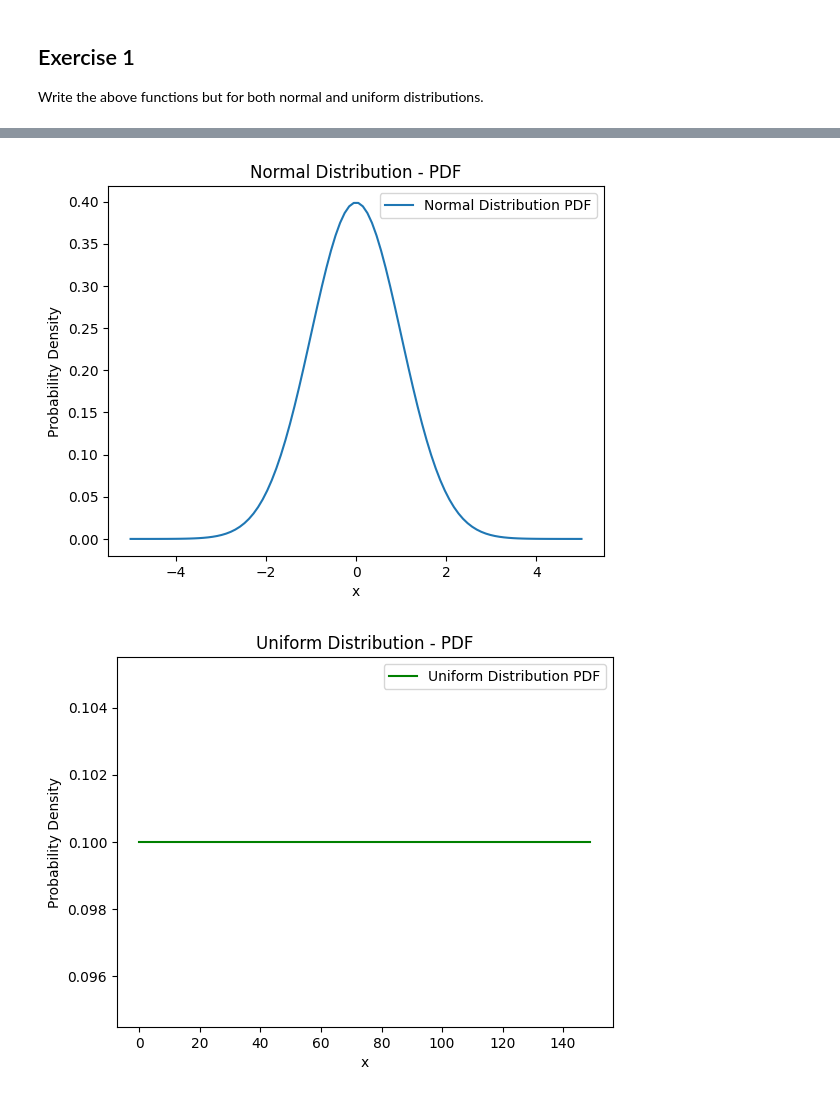
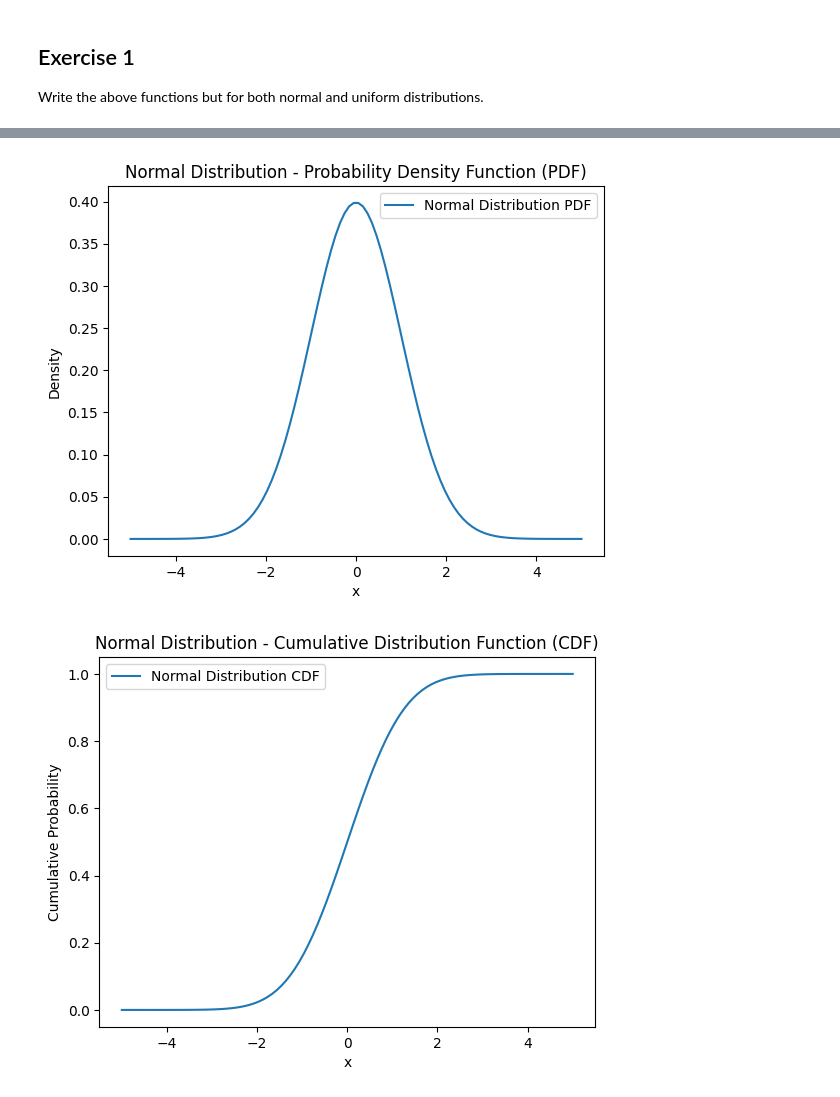
Before and after one commit to 4GeeksAcademy/bertuzzi-probability-distribution-exercises-project-with-python, a Jupyter notebook: notebook/problems.ipynb, the cells around one changed output, grey strips where cells are left out. Cells and saved outputs as stored; diff of their text form; code cells hidden in the pictures.

```diff
--- a/notebook/problems.ipynb
+++ b/notebook/problems.ipynb
@@ -117,7 +117,7 @@ def euniform(a,b):
     return result
 
 # Cumulative distribution uniform
-def cuniform(a,b,p=0.5):
+def cuniform(a,b):
     x = np.linspace(a,b,150)
     result = uniform.cdf(x,loc=a,scale=(b-a))
     return result
@@ -132,8 +132,7 @@ def runiform(a,b,size):
     result = uniform.rvs(size=size,loc=a,scale=(b-a))
     return result
 
-x = np.linspace(-5, 5, 100)  # Generating 100 points between -5 and 5
-y_norm = enorm(x, mean=0, stdev=1)  # Calculate normal PDF for these points
+x = np.linspace(-5, 5, 100)
 
 print(f'PDF norm {enorm(x)}')
 print(f'CDF norm {cnorm(x)}')
@@ -144,42 +143,77 @@ print(f'CDF uniform {cuniform(0,10)}')
 print(f'PPF uniform {puniform(0.8,0,10)}')
 print(f'RVS uniform {runiform(0,10,size=50)}')
 
+y_norm = enorm(x)
 plt.figure()
 plt.plot(x, y_norm, label="Normal Distribution PDF")
-plt.title("Normal Distribution - PDF")
+plt.title("Normal Distribution - Probability Density Function (PDF)")
 plt.xlabel("x")
-plt.ylabel("Probability Density")
+plt.ylabel("Density")
+plt.legend()
+
+cum_norm = cnorm(x)
+plt.figure()
+plt.plot(x, cum_norm, label="Normal Distribution CDF")
+plt.title("Normal Distribution - Cumulative Distribution Function (CDF)")
+plt.xlabel("x")
+plt.ylabel("Cumulative Probability")
+plt.legend()
+
+p_values = np.linspace(0, 1, 100)
+p_norm = [pnorm(p) for p in p_values]
+plt.figure()
+plt.plot(p_values, p_norm, label="Normal Distribution PPF")
+plt.title("Normal Distribution - Percent Point Function (PPF)")
+plt.xlabel("Cumulative Probability (p)")
+plt.ylabel("x (Quantile)")
 plt.legend()
 
 a = 0
 b = 10
 x_uniform = euniform(a, b)
-y_uniform = euniform(a, b)
 
 plt.figure()
-plt.plot(x_uniform, label="Uniform Distribution PDF", color='green')
-plt.title("Uniform Distribution - PDF")
+plt.plot(np.linspace(a, b, 150), x_uniform, label="Uniform Distribution PDF", color='green')
+plt.title("Uniform Distribution - Probability Density Function (PDF)")
 plt.xlabel("x")
-plt.ylabel("Probability Density")
+plt.ylabel("Density")
 plt.legend()
+
+cum_uniform = cuniform(a, b)
+plt.figure()
+plt.plot(np.linspace(a, b, 150), cum_uniform, label="Uniform Distribution CDF", color='green')
+plt.title("Uniform Distribution - Cumulative Distribution Function (CDF)")
+plt.xlabel("x")
+plt.ylabel("Cumulative Probability")
+plt.legend()
+
+p_values = np.linspace(0, 1, 100)
+p_uniform = [puniform(p, a, b) for p in p_values]
+plt.figure()
+plt.plot(p_values, p_uniform, label="Uniform Distribution PPF", color='green')
+plt.title("Uniform Distribution - Percent Point Function (PPF)")
+plt.xlabel("Cumulative Probability (p)")
+plt.ylabel("x (Quantile)")
+plt.legend()
+
 plt.show()
 # %% [output]
 PDF norm [1.48671951e-06 2.45106104e-06 3.99989037e-06 6.46116639e-06
  1.03310066e-05 1.63509589e-05 2.56160812e-05 3.97238224e-05
  6.09759040e-05 9.26476353e-05 1.39341123e-04 2.07440309e-04
  3.05686225e-04 4.45889725e-04 6.43795498e-04 9.20104770e-04
  1.30165384e-03 1.82273110e-03 2.52649578e-03 3.46643792e-03
  4.70779076e-03 6.32877643e-03 8.42153448e-03 1.10925548e-02
  1.44624148e-02 1.86646099e-02 2.38432745e-02 3.01496139e-02
  3.77369231e-02 4.67541424e-02 5.73380051e-02 6.96039584e-02
  8.36361772e-02 9.94771388e-02 1.17117360e-01 1.36486009e-01
  1.57443188e-01 1.79774665e-01 2.03189836e-01 2.27323506e-01
  2.51741947e-01 2.75953371e-01 2.99422683e-01 3.21590023e-01
  3.41892294e-01 3.59786558e-01 3.74773979e-01 3.86422853e-01
 ... (81 lines left out)
  8.50616058 5.61222788 5.23390911 1.14768872 8.60139693 7.22814303
  0.67668362 7.07835097 5.43538217 0.81725346 4.58300642 4.84696287
  1.6577454  9.45698147 8.49975371 6.69022337 4.62295561 4.11765542
  6.50973467 5.45431869]
-[figure, old version]
+[figure, new version]
-[figure, old version]
+[figure, new version]
```
Also changed, not shown: parts of 1 cell of this notebook.
